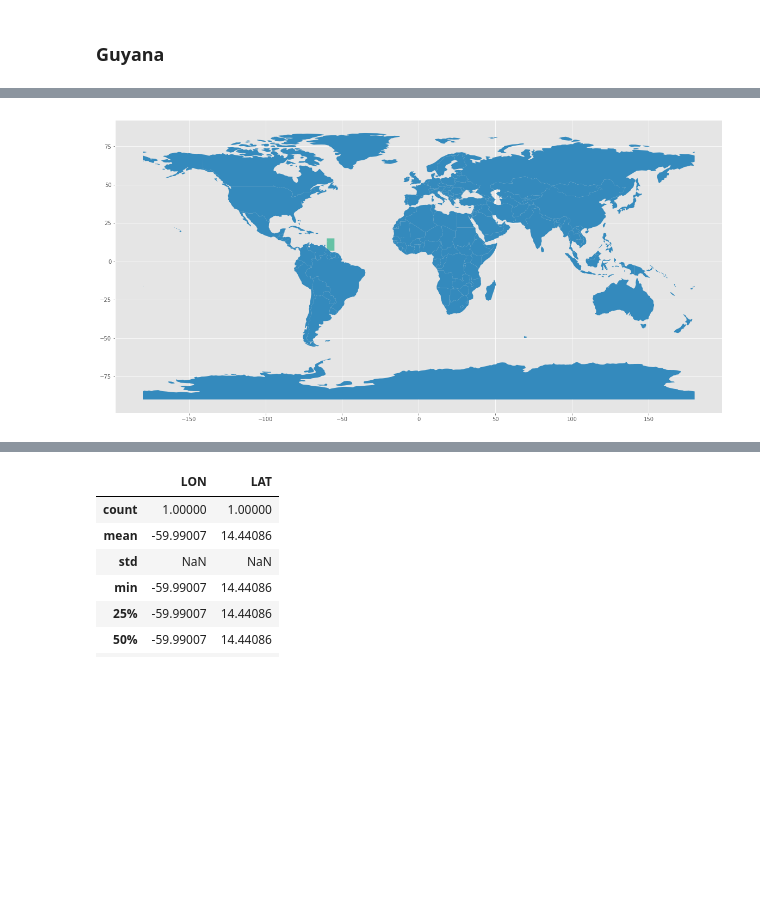
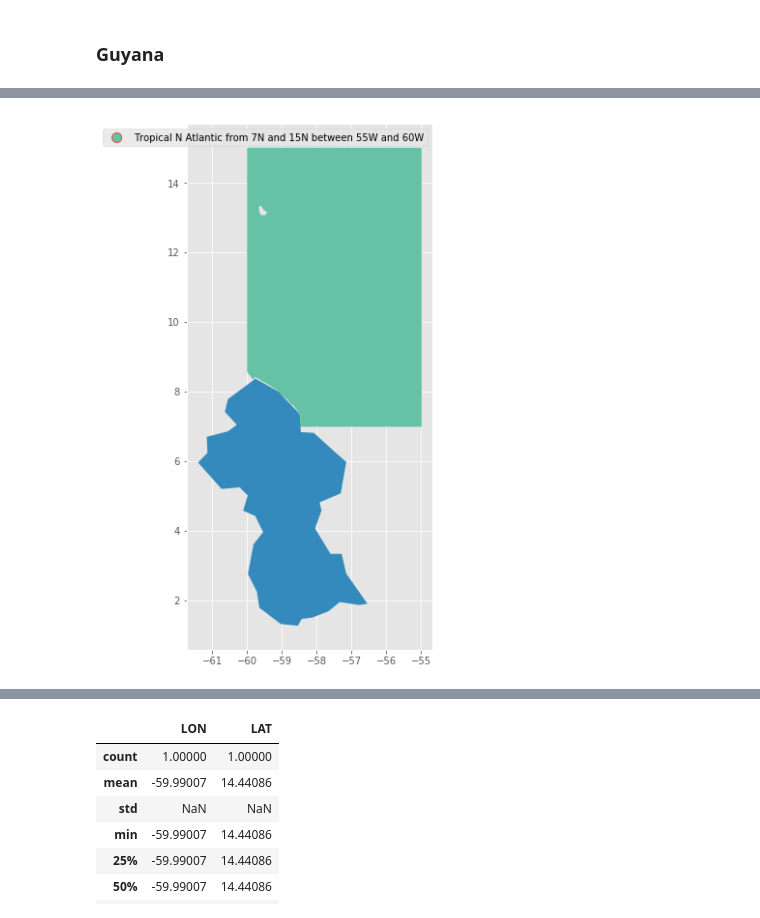
Before and after one commit to twseptian/Coastal-and-Offshore-Marine-Zones, a Jupyter notebook: Spatial-DB.ipynb, the cells around one changed output, grey strips where cells are left out. Cells and saved outputs as stored; diff of their text form; code cells hidden in the pictures; blank space fills up the shorter version.

```diff
--- a/Spatial-DB.ipynb
+++ b/Spatial-DB.ipynb
@@ -353,2 +399,2 @@ colombia = spark.sql(
 # %%
-colombia_boundary = wkt.loads(colombia.take(1)[0].wkt)
+wkt.loads(colombia.take(1)[0].wkt)
@@ -355,2 +402,0 @@ colombia_boundary = wkt.loads(colombia.take(1)[0].wkt)
-# %%
-wkt.loads(colombia.take(1)[0].wk=cdegmvt)
@@ -386,3 +412,5 @@ guyana_boundary = wkt.loads(guyana.take(1)[0].wkt)
 wkt.loads(guyana.take(1)[0].wkt)
 # %% [output]
 <shapely.geometry.polygon.Polygon at 0x...>
+# %%
+wkt.loads(usa.take(1)[0].wkt)
@@ -474,7 +521,8 @@ gdf_colombia.describe()
 ### Venezuela
 # %%
 # User defined funtion for filtering region of interset
-intersection_udf_venezuela = udf(lambda row: True if venezuela_boundary.intersects(wkt.loads(row)) else False, BooleanType())
+intersection_udf_venezuela = udf(lambda row: True if venezuela_boundary.intersects(wkt.loads(row))
+                                 else False, BooleanType())
 # %%
 df_venezuela = oz_spark_df.filter(intersection_udf_venezuela(oz_spark_df["wkt"]))
 pdf_venezuela = df_venezuela.toPandas()
@@ -533,8 +587,8 @@ gdf_guyana
 |  | ID | WFO | LON | LAT | LOCATION | NAME | wkt | geometry |
 | 0 | AMZ037 | NH2 | -59.99007 | 14.44086 | from 7N-15N between 55W-60W | Tropical N Atlantic from 7N and 1... | POLYGON ((-54.9801489519999791 15... | POLYGON ((-54.98014895199998 15.0... |
 # %%
-# Set the region of interest color to red
-world.plot(ax=gdf_guyana.plot(cmap='Set2', alpha=1, color='red',figsize=(20, 10)), alpha=1)
+# Set the region
+world[world['name']=='Guyana'].plot(ax=gdf_guyana.plot(cmap='Set2',column="NAME",categorical=True, legend=True,alpha=1,figsize=(20, 10)), alpha=1)
 plt.show()
 # %% [output]
-[figure, old version]
+[figure, new version]
```
Also changed, not shown: parts of 121 cells of this notebook.
